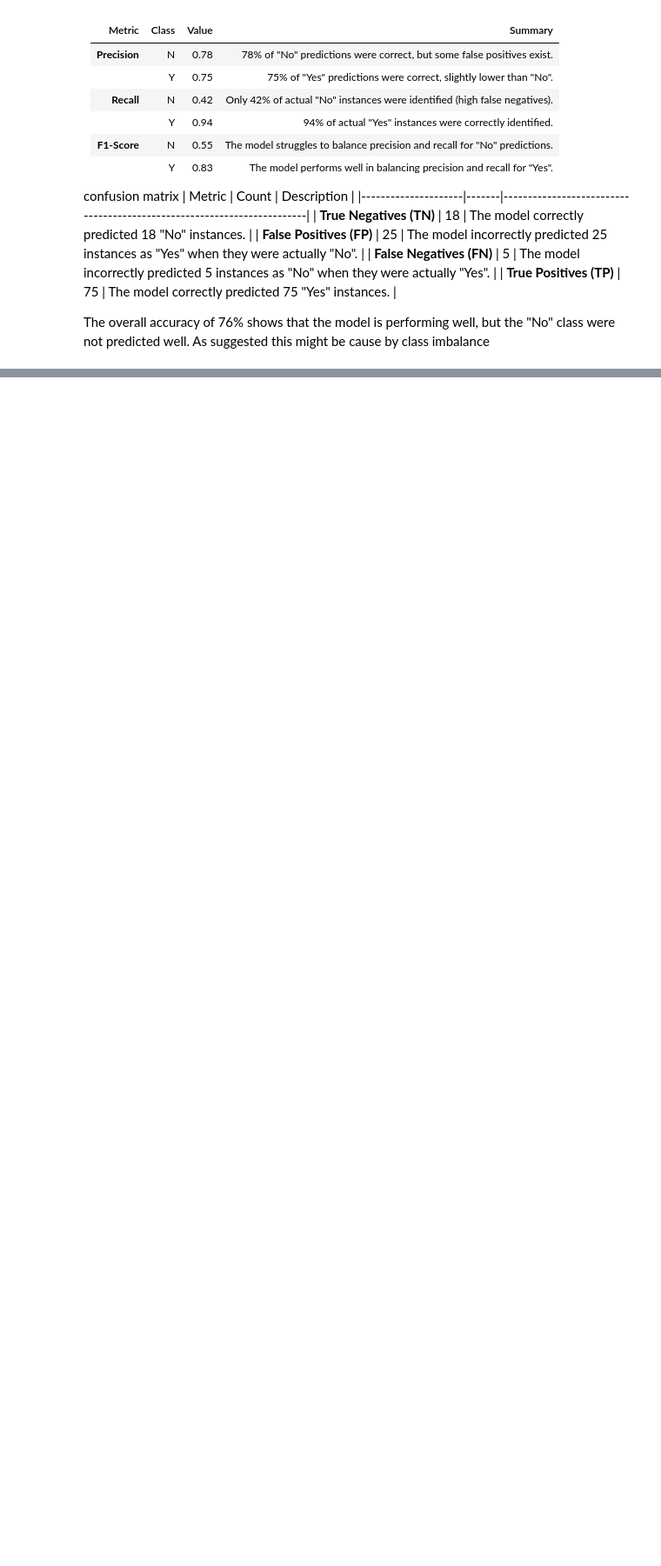
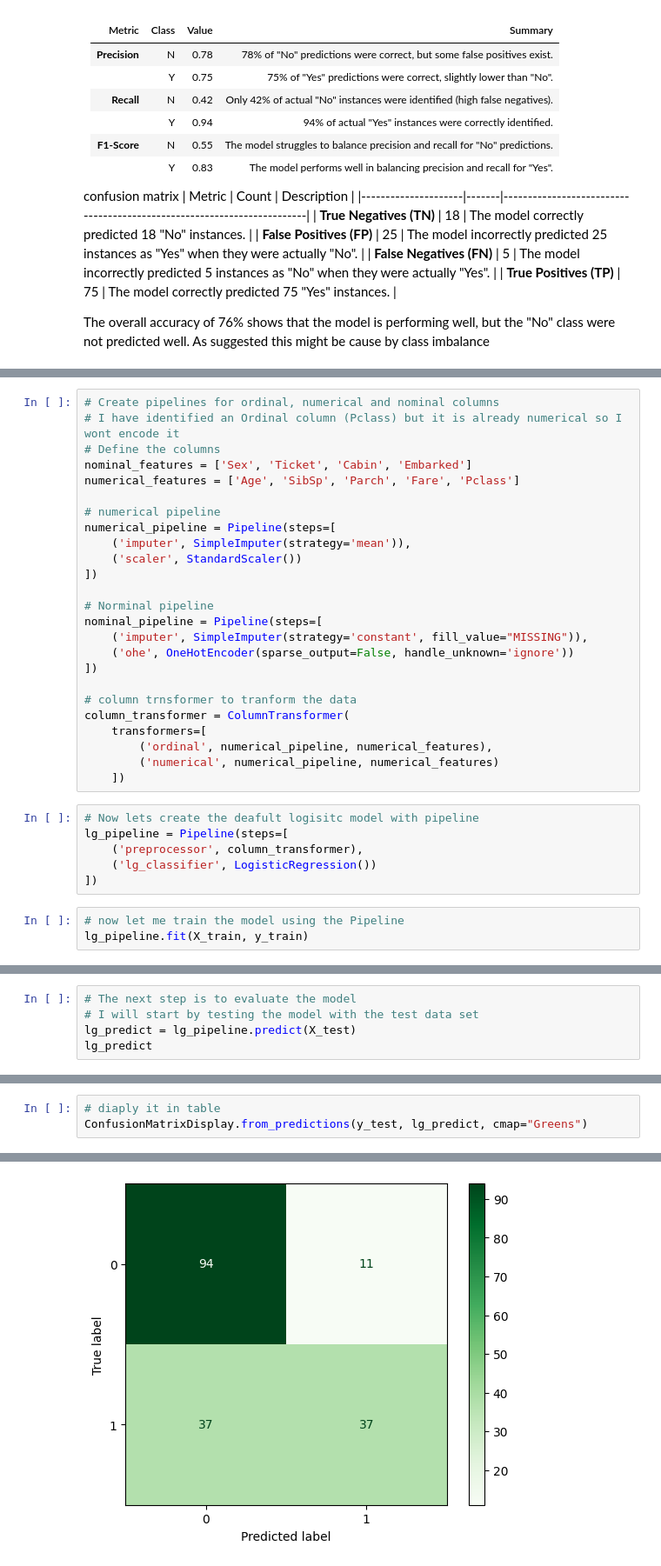
Before and after one commit to ayebaishmo/Loan_ML, a Jupyter notebook: Ayebazibwe_Ishmael.ipynb, the cells around one changed output, grey strips where cells are left out. Shown: that part at 87% size. Drawn from its saved outputs; the diff is of its cells as text; blank space fills up the shorter version.

Commit message:
Logistic regression

```diff
--- a/Ayebazibwe_Ishmael.ipynb
+++ b/Ayebazibwe_Ishmael.ipynb
@@ -786,0 +869,34 @@ As suggested this might be cause by class imbalance
+# %%
+# Create pipelines for ordinal, numerical and nominal columns
+# I have identified an Ordinal column (Pclass) but it is already numerical so I wont encode it
+# Define the columns
+nominal_features = ['Sex', 'Ticket', 'Cabin', 'Embarked']
+numerical_features = ['Age', 'SibSp', 'Parch', 'Fare', 'Pclass']
+
+# numerical pipeline
+numerical_pipeline = Pipeline(steps=[
+    ('imputer', SimpleImputer(strategy='mean')),
+    ('scaler', StandardScaler())
+])
+
+# Norminal pipeline
+nominal_pipeline = Pipeline(steps=[
+    ('imputer', SimpleImputer(strategy='constant', fill_value="MISSING")),
+    ('ohe', OneHotEncoder(sparse_output=False, handle_unknown='ignore'))
+])
+
+# column trnsformer to tranform the data
+column_transformer = ColumnTransformer(
+    transformers=[
+        ('ordinal', numerical_pipeline, numerical_features),
+        ('numerical', numerical_pipeline, numerical_features)
+    ])
+# %%
+# Now lets create the deafult logisitc model with pipeline
+lg_pipeline = Pipeline(steps=[
+    ('preprocessor', column_transformer),
+    ('lg_classifier', LogisticRegression())
+])
+# %%
+# now let me train the model using the Pipeline
+lg_pipeline.fit(X_train, y_train)
@@ -786,0 +922,5 @@ As suggested this might be cause by class imbalance
+# %%
+# The next step is to evaluate the model
+# I will start by testing the model with the test data set
+lg_predict = lg_pipeline.predict(X_test)
+lg_predict
@@ -786,0 +955,4 @@ As suggested this might be cause by class imbalance
+# %%
+# diaply it in table
+ConfusionMatrixDisplay.from_predictions(y_test, lg_predict, cmap="Greens")
+# %% [output]
@@ -786,0 +960 @@ As suggested this might be cause by class imbalance
+[figure, added]
```
Also changed, not shown: parts of 45 cells of this notebook, 2 other files.
